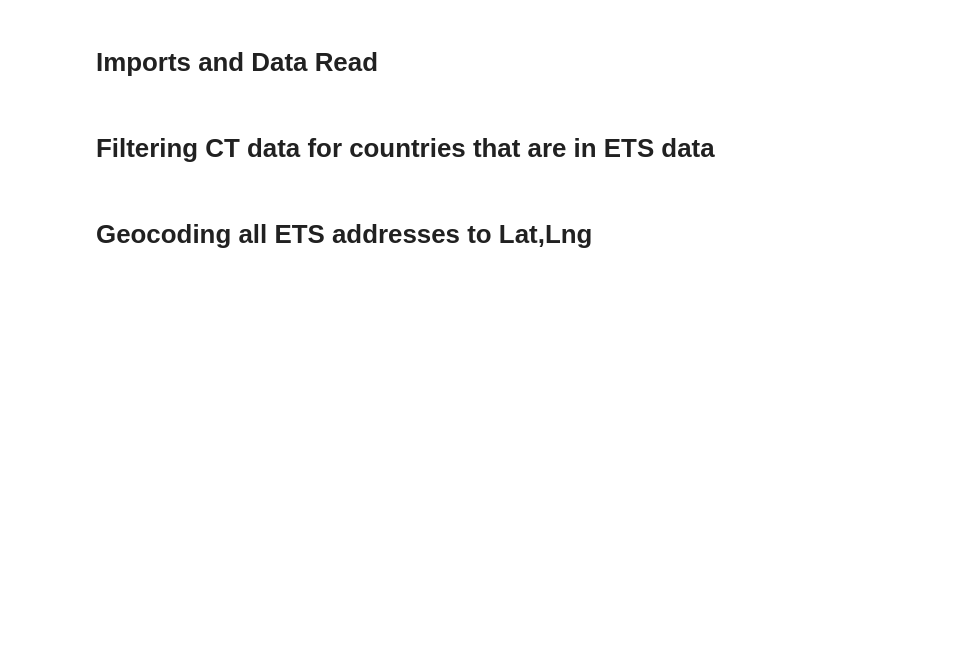
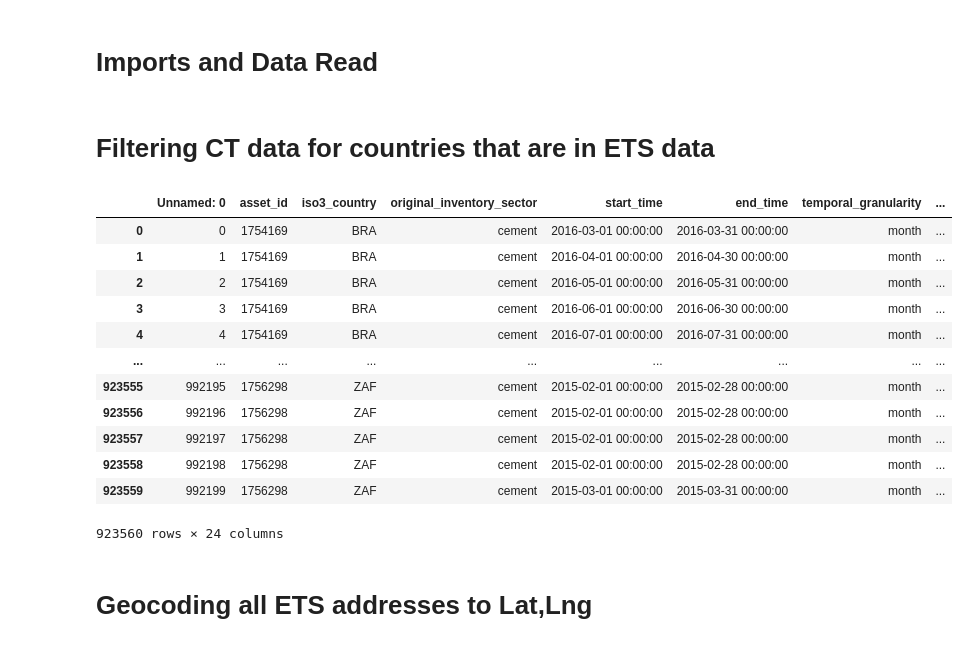
Before and after one commit to rayansud/ClimateTrace-EUETS, a Jupyter notebook: ETS_ClimateTrace_Match.ipynb, the cells around one changed output. Cells and saved outputs as stored; diff of their text form; code cells hidden in the pictures; blank space fills up the shorter version.

Commit message:
working example of country match

```diff
--- a/ETS_ClimateTrace_Match.ipynb
+++ b/ETS_ClimateTrace_Match.ipynb
@@ -13,6 +13,14 @@ from tqdm import tqdm
 import plotly.express as px
 import re
 from haversine import haversine_vector, Unit
+import matplotlib.pyplot as plt
+
+pd.set_option('display.max_rows', 200)
+pd.set_option('display.min_rows', 100)
+import seaborn as sns
+
+import plotly.io as pio
+pio.renderers.default='notebook'
 # %%
 ct_data = pd.read_csv('CT_asset_cement_emissions.csv')
 ets_data = pd.read_csv('EUETS_acquiring_accounts_bytransactions.csv')
@@ -34,6 +42,23 @@ codes = pd.read_excel('CountryCodes.xlsx')
 ct_data_2digcode = pd.merge(ct_data,codes,how='left',left_on='iso3_country',right_on='Code3')
 ct_data_filterETS = ct_data_2digcode[ct_data_2digcode['Code2'].isin(ets_data['Acquiring.Holder.CountryCode'].unique())]
 #ct_data_filterETS.to_csv('filteredETS_CTdata.csv')
+# %%
+ct_data_filterETS = pd.read_csv('filteredETS_CTdata.csv')
+ct_data_filterETS
+# %% [output]
+|  | Unnamed: 0 | asset_id | iso3_country | original_inventory_sector | start_time | end_time | temporal_granularity | ... |
+| 0 | 0 | 1754169 | BRA | cement | 2016-03-01 00:00:00 | 2016-03-31 00:00:00 | month | ... |
+| 1 | 1 | 1754169 | BRA | cement | 2016-04-01 00:00:00 | 2016-04-30 00:00:00 | month | ... |
+| 2 | 2 | 1754169 | BRA | cement | 2016-05-01 00:00:00 | 2016-05-31 00:00:00 | month | ... |
+| 3 | 3 | 1754169 | BRA | cement | 2016-06-01 00:00:00 | 2016-06-30 00:00:00 | month | ... |
+| 4 | 4 | 1754169 | BRA | cement | 2016-07-01 00:00:00 | 2016-07-31 00:00:00 | month | ... |
+| ... | ... | ... | ... | ... | ... | ... | ... | ... |
+| 923555 | 992195 | 1756298 | ZAF | cement | 2015-02-01 00:00:00 | 2015-02-28 00:00:00 | month | ... |
+| 923556 | 992196 | 1756298 | ZAF | cement | 2015-02-01 00:00:00 | 2015-02-28 00:00:00 | month | ... |
+| 923557 | 992197 | 1756298 | ZAF | cement | 2015-02-01 00:00:00 | 2015-02-28 00:00:00 | month | ... |
+| 923558 | 992198 | 1756298 | ZAF | cement | 2015-02-01 00:00:00 | 2015-02-28 00:00:00 | month | ... |
+| 923559 | 992199 | 1756298 | ZAF | cement | 2015-03-01 00:00:00 | 2015-03-31 00:00:00 | month | ... |
+923560 rows × 24 columns
 # %% [markdown]
 # Geocoding all ETS addresses to Lat,Lng
 # %%
```
Also changed, not shown: parts of 16 cells of this notebook, 1 other file.
